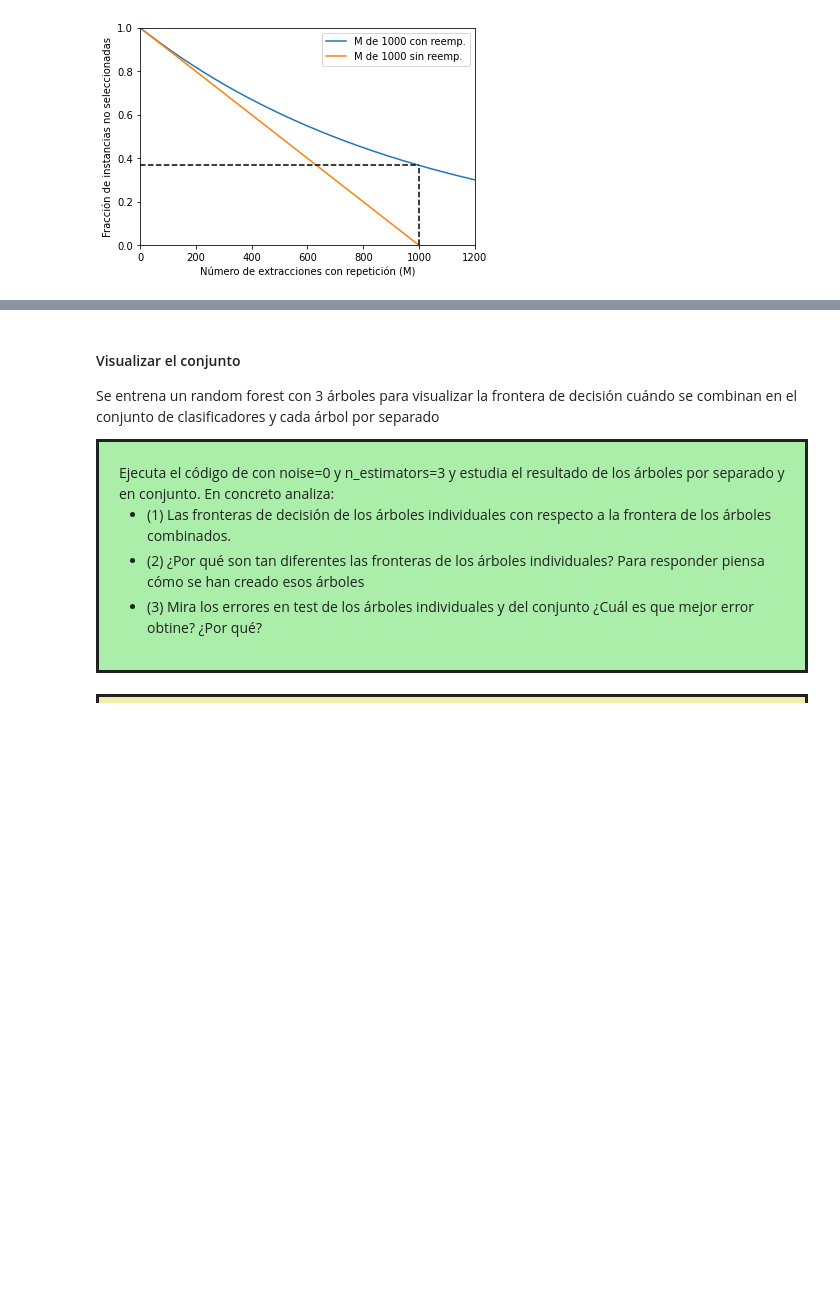
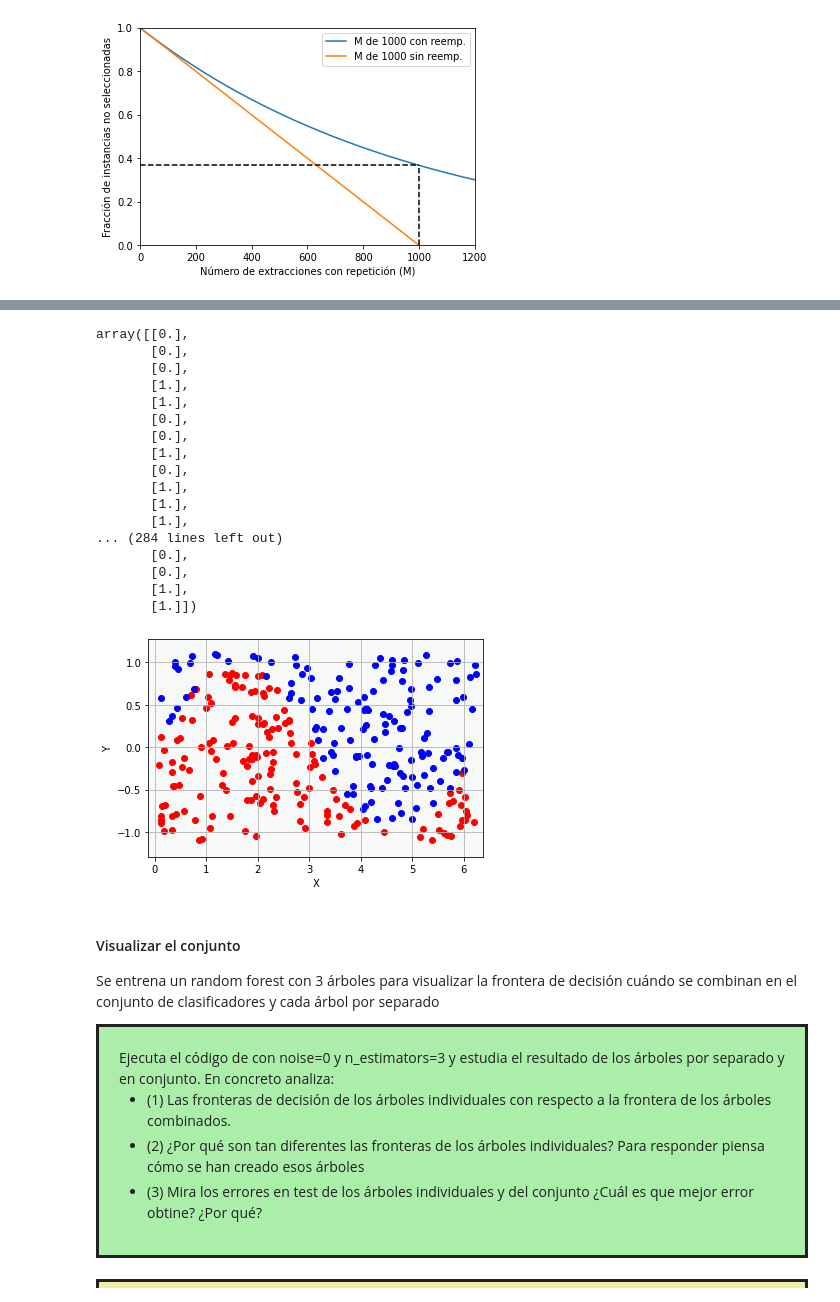
Before and after one commit to fjsaezm/mcd-maaa, a Jupyter notebook: P2/conjuntos_sin_sols.ipynb, the cells around one changed output, grey strips where cells are left out. Cells and saved outputs as stored; diff of their text form; code cells hidden in the pictures; blank space fills up the shorter version.

```diff
--- a/P2/conjuntos_sin_sols.ipynb
+++ b/P2/conjuntos_sin_sols.ipynb
@@ -272,7 +272,7 @@ class SquaredErrorLoss:
 
         Debe devolver el valor actualizado
         """
-        pass
+        return 1
 
     def __call__(self, y, F):
         """ Devuelve el valor de la función de pérdida para un objetivo 'y' y
@@ -306,7 +306,7 @@ class LogLoss:
 
             Debe devolver el valor actualizado
         """
-        pass
+        return np.sum(residuos) / ( np.abs(residuos)*(2 - np.abs(residuos)) )
 
     def __call__(self,y, F):
         """ Devuelve el valor de la función de pérdida para un objetivo 'y' y
@@ -335,13 +335,14 @@ class GBCasero:
               Se debe utilizar la función paso_newton de abajo
             """
             # Compute pseudo residuals
-            r = self.loss.residuos(y, F_previous)
+            residuals = self.loss.residuos(y, F_previous)
 
             # Fit a regressor on the dataset
             tree = DecisionTreeRegressor(max_depth = self.depth)
-            tree.fit(X, r)
+            tree.fit(X, residuals)
 
-            # Update F and save the model
+            # Update the model using the residuals
+            self.paso_newton_general(tree, X, y, residuals)
             F_previous = F_previous - self.eta * tree.predict(X)
             self._estimators.append(tree)
 
@@ -351,7 +352,8 @@ class GBCasero:
                * Para clasificación de 2 clases se calcula la probabilidad
                   con una sigmoidal (1 / (1 + np.exp(-2*salida))) y se
                   devuelve la clase más probable """
-        return result
+        predictions = np.array([estimator.predict(X) for estimator in self._estimators])
+        return predictions.sum(axis=0)
 
     ## CAMBIO 03
     def paso_newton_general(self, tree, X, y, residuos):
@@ -371,3 +371,27 @@ SyntaxError: invalid syntax (Temp/ipykernel_4740/4290291634.py, line 99)
+# %%
+gb = GBCasero()
+gb.fit(Xtrain, ytrain)
+plotModel(x1, x2, ytrain, gb)
+bagging.predict(Xtrain)
+# %% [output]
+array([[0.],
+       [0.],
+       [0.],
+       [1.],
+       [1.],
+       [0.],
+       [0.],
+       [1.],
+       [0.],
+       [1.],
+       [1.],
+       [1.],
+... (284 lines left out)
+       [0.],
+       [0.],
+       [1.],
+       [1.]])
+[figure, added]
 # %%
 ## CAMBIO 04: Todas las pruebas
 from sklearn.preprocessing import LabelBinarizer
```
Also changed, not shown: parts of 2 cells of this notebook.
